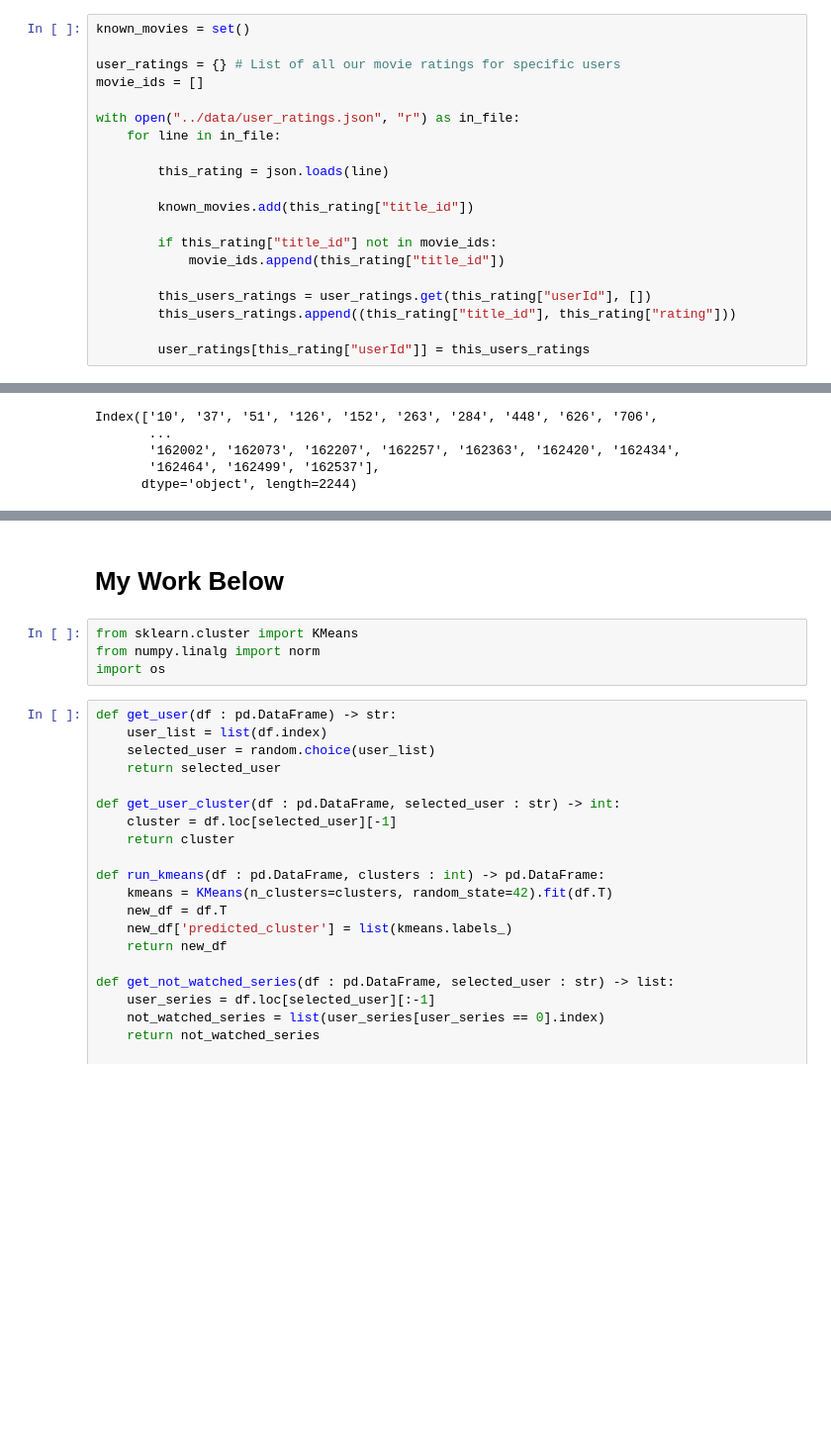
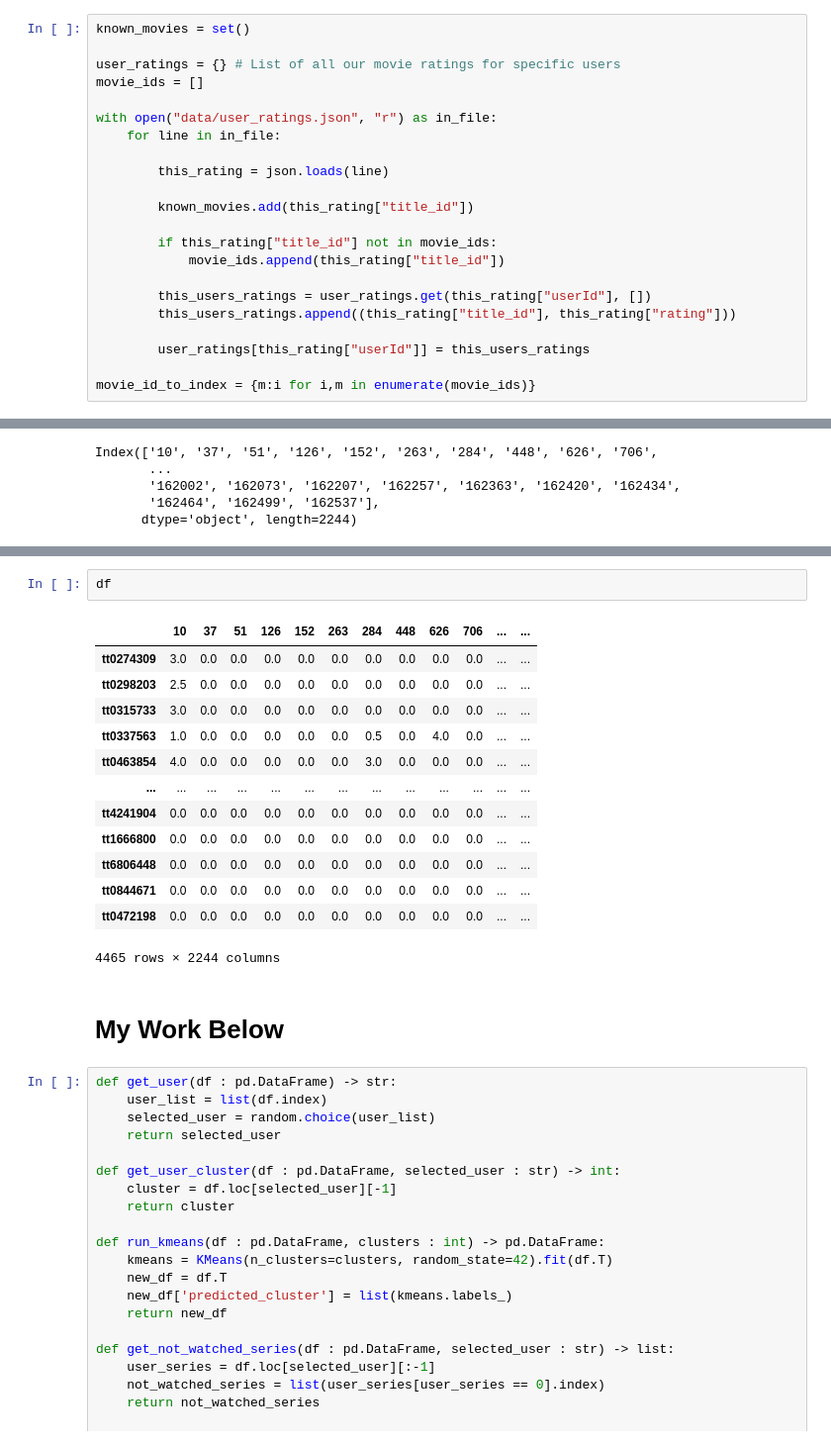
Before and after one commit to DerekHLeckner/movie_recommendation_system, a Jupyter notebook: main.ipynb, the cells around one changed output, grey strips where cells are left out. Shown: that part at 99% size. Drawn from its saved outputs; the diff is of its cells as text; blank space fills up the shorter version.

```diff
--- a/main.ipynb
+++ b/main.ipynb
@@ -29,7 +23,7 @@ known_movies = set()
 user_ratings = {} # List of all our movie ratings for specific users
 movie_ids = []
 
-with open("../data/user_ratings.json", "r") as in_file:
+with open("data/user_ratings.json", "r") as in_file:
     for line in in_file:
 
         this_rating = json.loads(line)
@@ -43,3 +37,5 @@ with open("../data/user_ratings.json", "r") as in_file:
         this_users_ratings.append((this_rating["title_id"], this_rating["rating"]))
 
         user_ratings[this_rating["userId"]] = this_users_ratings
+
+movie_id_to_index = {m:i for i,m in enumerate(movie_ids)}
@@ -130,9 +132,21 @@ Index(['10', '37', '51', '126', '152', '263', '284', '448', '626', '706',
+# %%
+df
+# %% [output]
+|  | 10 | 37 | 51 | 126 | 152 | 263 | 284 | 448 | 626 | 706 | ... | ... |
+| tt0274309 | 3.0 | 0.0 | 0.0 | 0.0 | 0.0 | 0.0 | 0.0 | 0.0 | 0.0 | 0.0 | ... | ... |
+| tt0298203 | 2.5 | 0.0 | 0.0 | 0.0 | 0.0 | 0.0 | 0.0 | 0.0 | 0.0 | 0.0 | ... | ... |
+| tt0315733 | 3.0 | 0.0 | 0.0 | 0.0 | 0.0 | 0.0 | 0.0 | 0.0 | 0.0 | 0.0 | ... | ... |
+| tt0337563 | 1.0 | 0.0 | 0.0 | 0.0 | 0.0 | 0.0 | 0.5 | 0.0 | 4.0 | 0.0 | ... | ... |
+| tt0463854 | 4.0 | 0.0 | 0.0 | 0.0 | 0.0 | 0.0 | 3.0 | 0.0 | 0.0 | 0.0 | ... | ... |
+| ... | ... | ... | ... | ... | ... | ... | ... | ... | ... | ... | ... | ... |
+| tt4241904 | 0.0 | 0.0 | 0.0 | 0.0 | 0.0 | 0.0 | 0.0 | 0.0 | 0.0 | 0.0 | ... | ... |
+| tt1666800 | 0.0 | 0.0 | 0.0 | 0.0 | 0.0 | 0.0 | 0.0 | 0.0 | 0.0 | 0.0 | ... | ... |
+| tt6806448 | 0.0 | 0.0 | 0.0 | 0.0 | 0.0 | 0.0 | 0.0 | 0.0 | 0.0 | 0.0 | ... | ... |
+| tt0844671 | 0.0 | 0.0 | 0.0 | 0.0 | 0.0 | 0.0 | 0.0 | 0.0 | 0.0 | 0.0 | ... | ... |
+| tt0472198 | 0.0 | 0.0 | 0.0 | 0.0 | 0.0 | 0.0 | 0.0 | 0.0 | 0.0 | 0.0 | ... | ... |
+4465 rows × 2244 columns
 # %% [markdown]
 #  My Work Below
-# %%
-from sklearn.cluster import KMeans
-from numpy.linalg import norm
-import os
 # %%
 def get_user(df : pd.DataFrame) -> str:
     user_list = list(df.index)
```
Also changed, not shown: parts of 9 cells of this notebook.
